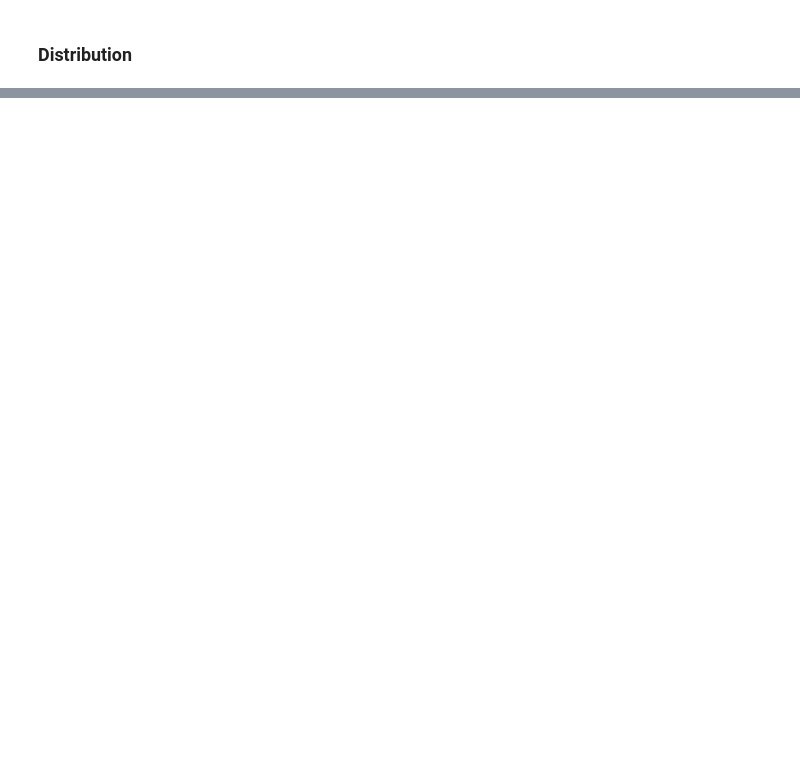
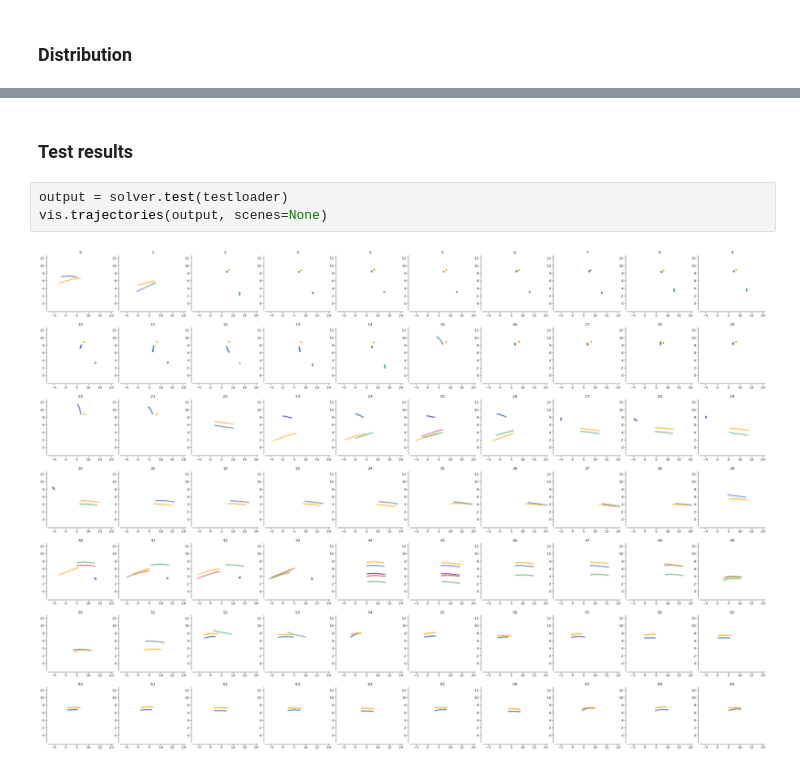
Before and after one commit to lappalainenj/mapsgan, a Jupyter notebook: examples/yy_06_evaluate_saved_hyp.ipynb, the cells around one changed output, grey strips where cells are left out. Drawn from its saved outputs; the diff is of its cells as text; blank space fills up the shorter version.

```diff
--- a/examples/yy_06_evaluate_saved_hyp.ipynb
+++ b/examples/yy_06_evaluate_saved_hyp.ipynb
@@ -116,0 +112,7 @@ for s in [3,25,30,44,65]:
+# %% [markdown]
+### Test results
+# %%
+output = solver.test(testloader)
+vis.trajectories(output, scenes=None)
+# %% [output]
+[figure, added]
```
Also changed, not shown: parts of 10 cells of this notebook, 3 other files.
